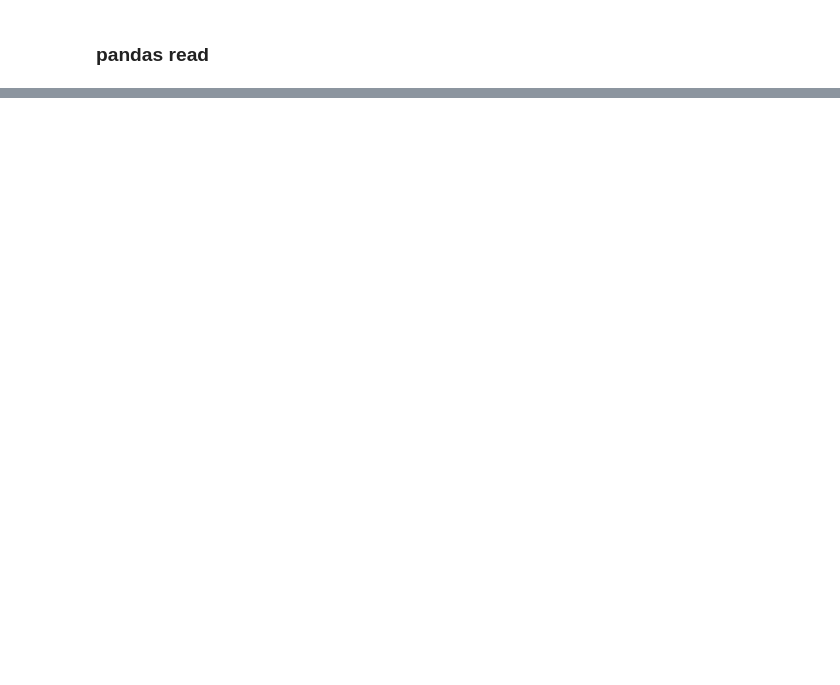
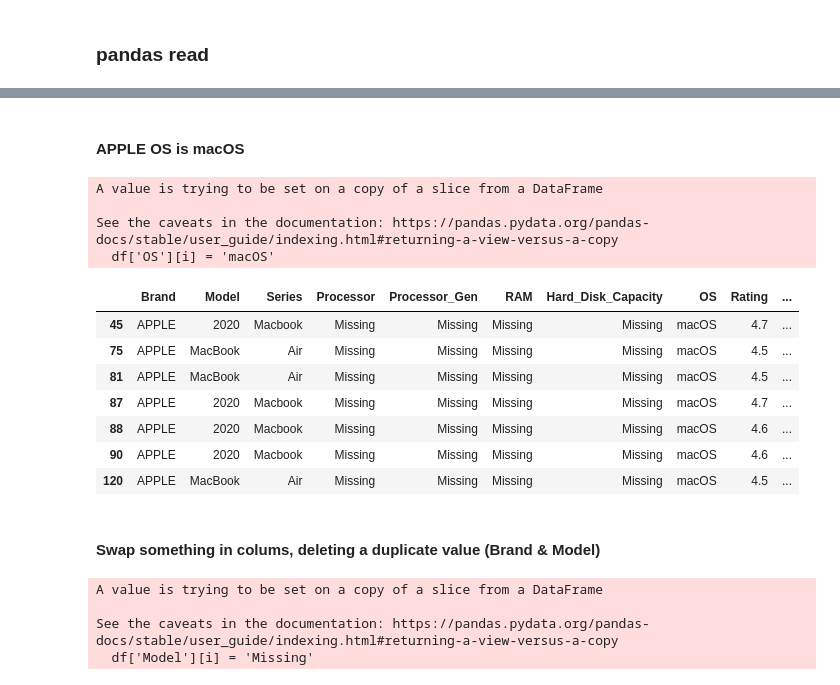
Before and after one commit to MaxotFedorov/DataEngineeringMaxot, a Jupyter notebook: DE.ipynb, the cells around one changed output, grey strips where cells are left out. Drawn from its saved outputs; the diff is of its cells as text; code cells hidden in the pictures; blank space fills up the shorter version.

```diff
--- a/DE.ipynb
+++ b/DE.ipynb
@@ -173,0 +310,3 @@ ncd.shape
+# %%
+df['Processor_Gen'] = df['Processor_Gen'].replace("(4", "4th")
+df['Processor_Gen'] = df['Processor_Gen'].replace("(8", "8th")
@@ -173,0 +375,41 @@ ncd.shape
+# %% [markdown]
+#### APPLE OS is macOS
+# %%
+for i in df.index:
+    if df['Brand'][i] == 'APPLE':
+        df['OS'][i] = 'macOS'
+# %% [output]
+A value is trying to be set on a copy of a slice from a DataFrame
+
+See the caveats in the documentation: https://pandas.pydata.org/pandas-docs/stable/user_guide/indexing.html#returning-a-view-versus-a-copy
+  df['OS'][i] = 'macOS'
+# %%
+df.loc[df['Brand'] == 'APPLE'] #nice
+# %% [output]
+|  | Brand | Model | Series | Processor | Processor_Gen | RAM | Hard_Disk_Capacity | OS | Rating | ... |
+| 45 | APPLE | 2020 | Macbook | Missing | Missing | Missing | Missing | macOS | 4.7 | ... |
+| 75 | APPLE | MacBook | Air | Missing | Missing | Missing | Missing | macOS | 4.5 | ... |
+| 81 | APPLE | MacBook | Air | Missing | Missing | Missing | Missing | macOS | 4.5 | ... |
+| 87 | APPLE | 2020 | Macbook | Missing | Missing | Missing | Missing | macOS | 4.7 | ... |
+| 88 | APPLE | 2020 | Macbook | Missing | Missing | Missing | Missing | macOS | 4.6 | ... |
+| 90 | APPLE | 2020 | Macbook | Missing | Missing | Missing | Missing | macOS | 4.6 | ... |
+| 120 | APPLE | MacBook | Air | Missing | Missing | Missing | Missing | macOS | 4.5 | ... |
+# %% [markdown]
+#### Swap something in colums, deleting a duplicate value (Brand & Model)
+# %%
+for i in df.index:
+    if df['Series'][i] == 'Macbook':
+        df.loc[i,['Model','Series']] = df.loc[i,['Series','Model']].values
+    if df['Brand'][i] == df['Model'][i]:
+        df['Model'][i] = 'Missing'
+    if df['Series'][i] == 'TUF':
+        df.loc[i,['Model','Series']] = df.loc[i,['Series','Model']].values
+    if df['Series'][i] == 'Pavilion':
+        df.loc[i,['Model','Series']] = df.loc[i,['Series','Model']].values
+    if df['Model'][i] == 'Ryzen':
+        df.loc[i,['Model','Series']] = df.loc[i,['Series','Model']].values
+# %% [output]
+A value is trying to be set on a copy of a slice from a DataFrame
+
+See the caveats in the documentation: https://pandas.pydata.org/pandas-docs/stable/user_guide/indexing.html#returning-a-view-versus-a-copy
+  df['Model'][i] = 'Missing'
```
Also changed, not shown: parts of 44 cells of this notebook.
